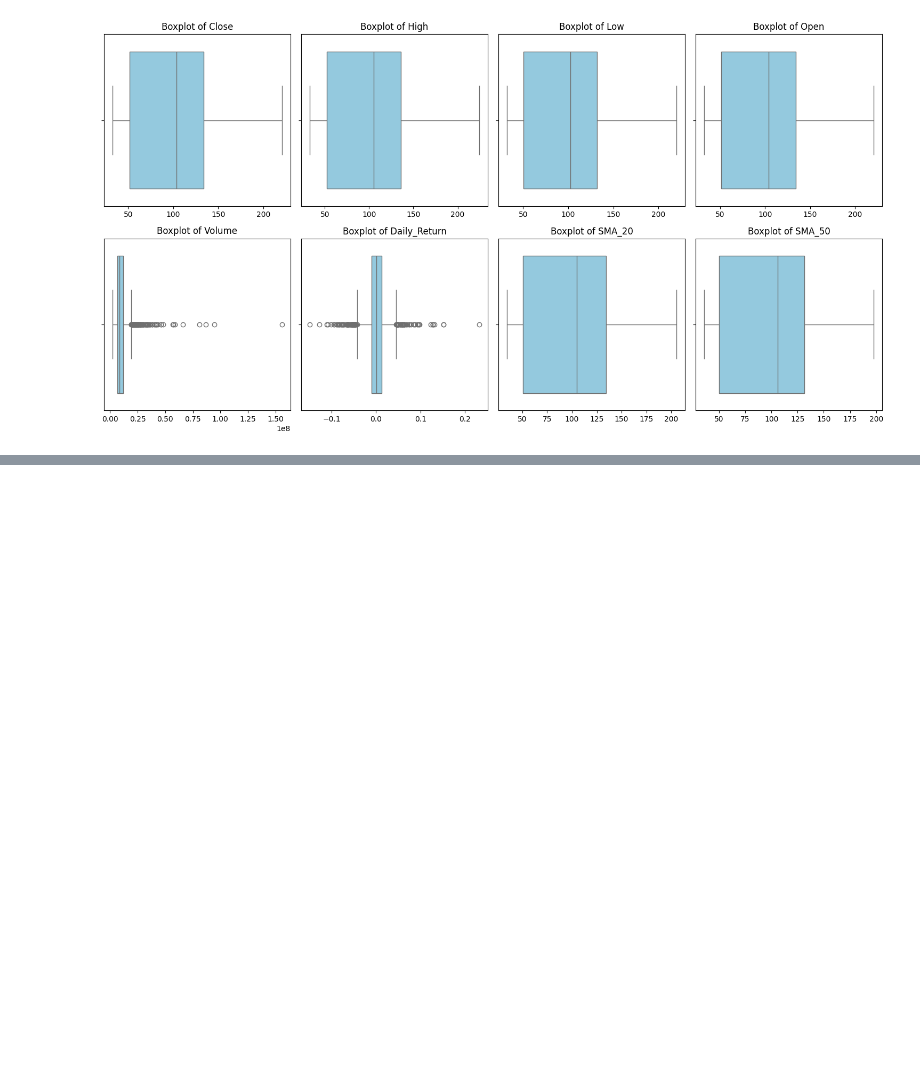
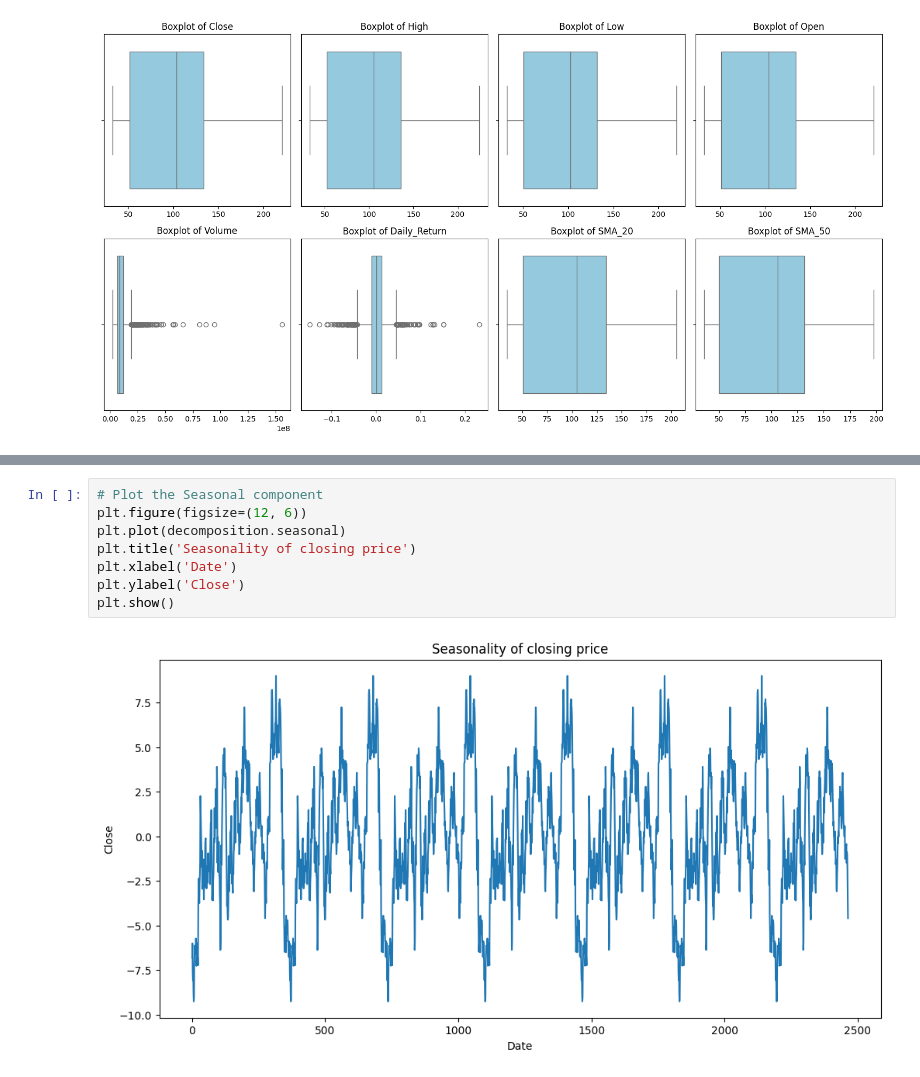
Before and after one commit to Kpranav-Kp/QCOM-stock-eda, a Jupyter notebook: notebooks/QCOM_stock_eda.ipynb, the cells around one changed output, grey strips where cells are left out. Drawn from its saved outputs; the diff is of its cells as text; blank space fills up the shorter version.

```diff
--- a/notebooks/QCOM_stock_eda.ipynb
+++ b/notebooks/QCOM_stock_eda.ipynb
@@ -170,0 +223,10 @@ plt.show()
+# %%
+# Plot the Seasonal component
+plt.figure(figsize=(12, 6))
+plt.plot(decomposition.seasonal)
+plt.title('Seasonality of closing price')
+plt.xlabel('Date')
+plt.ylabel('Close')
+plt.show()
+# %% [output]
+[figure, added]
```
Also changed, not shown: parts of 26 cells of this notebook.
